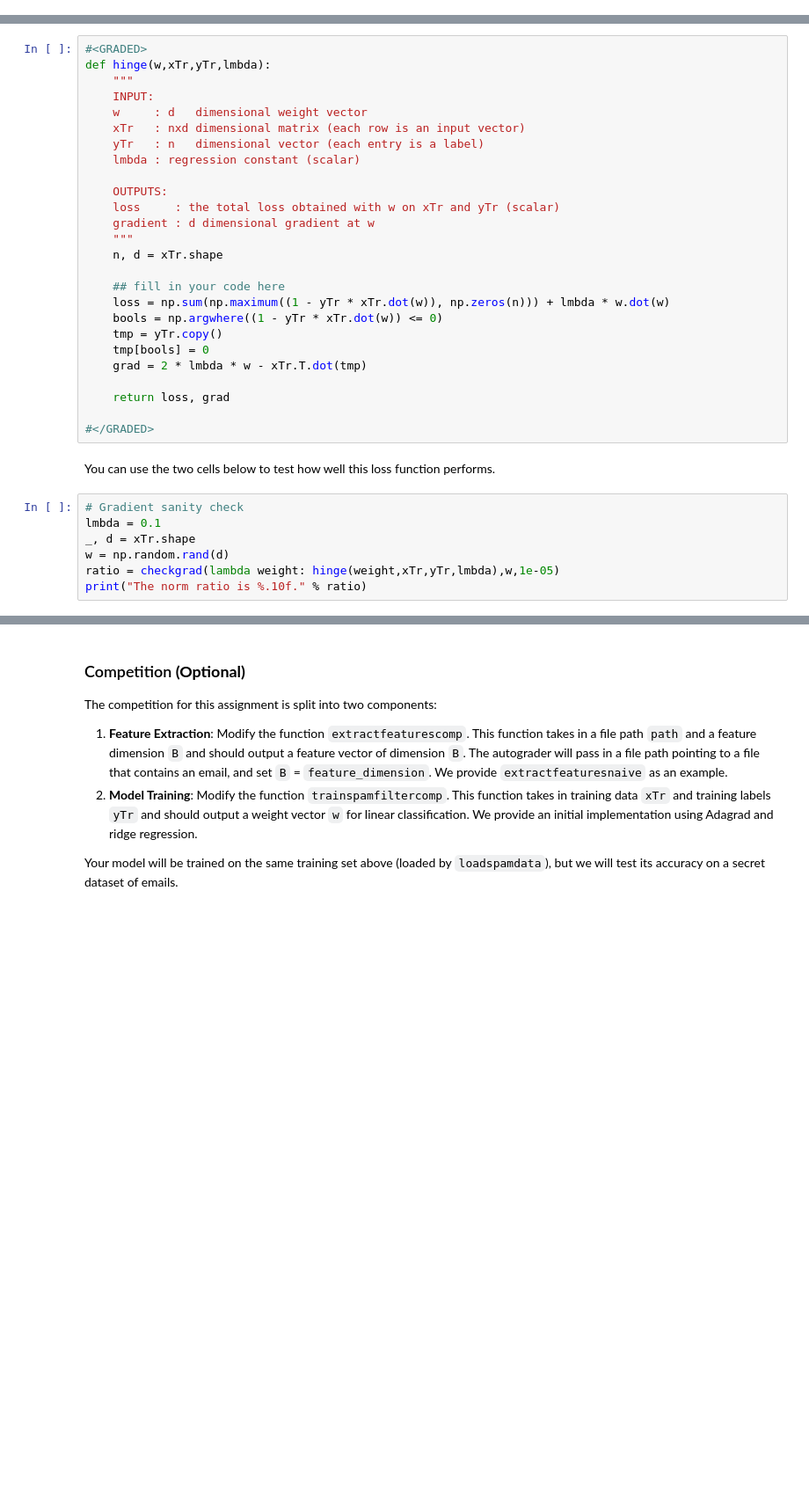
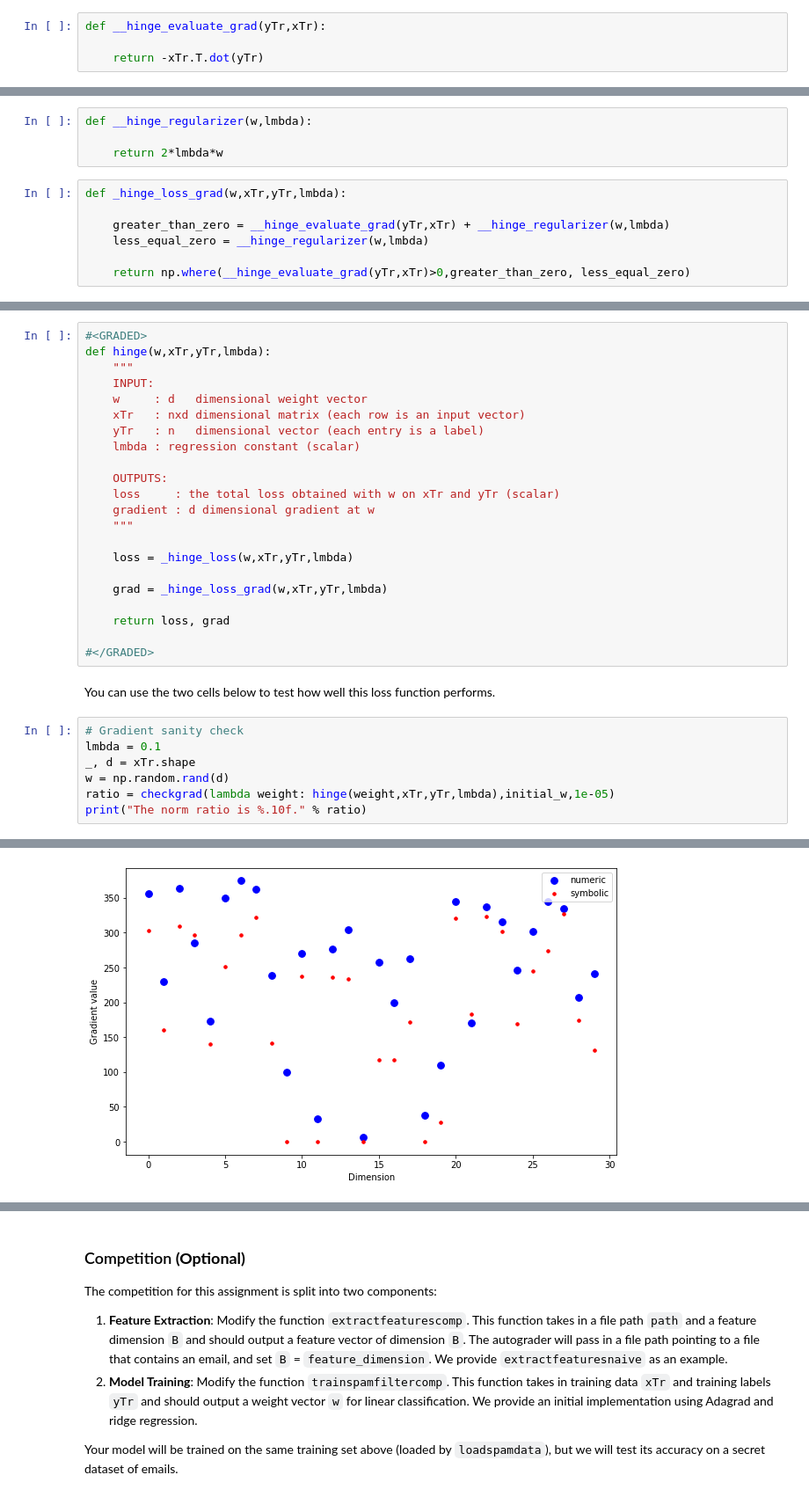
Before and after one commit to vitorpbarbosa7/cornell_CS4780, a Jupyter notebook: 09_project_4_erm_loss_functions/python_HW4_ERM.ipynb, the cells around one changed output, grey strips where cells are left out. Shown: that part at 88% size. Drawn from its saved outputs; the diff is of its cells as text; blank space fills up the shorter version.

```diff
--- a/09_project_4_erm_loss_functions/python_HW4_ERM.ipynb
+++ b/09_project_4_erm_loss_functions/python_HW4_ERM.ipynb
@@ -471,0 +468,4 @@ print("Training accuracy %2.2f%%\nValidation accuracy %2.2f%%\n" % (trainingacc*
+# %%
+def __hinge_evaluate_grad(yTr,xTr):
+
+    return -xTr.T.dot(yTr)
@@ -471,0 +483,11 @@ print("Training accuracy %2.2f%%\nValidation accuracy %2.2f%%\n" % (trainingacc*
+# %%
+def __hinge_regularizer(w,lmbda):
+
+    return 2*lmbda*w
+# %%
+def _hinge_loss_grad(w,xTr,yTr,lmbda):
+
+    greater_than_zero = __hinge_evaluate_grad(yTr,xTr) + __hinge_regularizer(w,lmbda)
+    less_equal_zero = __hinge_regularizer(w,lmbda)
+
+    return np.where(__hinge_evaluate_grad(yTr,xTr)>0,greater_than_zero, less_equal_zero)
@@ -483,14 +509,10 @@ def hinge(w,xTr,yTr,lmbda):
     loss     : the total loss obtained with w on xTr and yTr (scalar)
     gradient : d dimensional gradient at w
     """
-    n, d = xTr.shape
 
-    ## fill in your code here
-    loss = np.sum(np.maximum((1 - yTr * xTr.dot(w)), np.zeros(n))) + lmbda * w.dot(w)
-    bools = np.argwhere((1 - yTr * xTr.dot(w)) <= 0)
-    tmp = yTr.copy()
-    tmp[bools] = 0
-    grad = 2 * lmbda * w - xTr.T.dot(tmp)
+    loss = _hinge_loss(w,xTr,yTr,lmbda)
+
+    grad = _hinge_loss_grad(w,xTr,yTr,lmbda)
 
     return loss, grad
 
@@ -502,5 +524,6 @@ def hinge(w,xTr,yTr,lmbda):
 lmbda = 0.1
 _, d = xTr.shape
 w = np.random.rand(d)
-ratio = checkgrad(lambda weight: hinge(weight,xTr,yTr,lmbda),w,1e-05)
+ratio = checkgrad(lambda weight: hinge(weight,xTr,yTr,lmbda),initial_w,1e-05)
 print("The norm ratio is %.10f." % ratio)
+# %% [output]
@@ -507 +531,2 @@ print("The norm ratio is %.10f." % ratio)
+[figure, added]
 # %%
```
Also changed, not shown: parts of 35 cells of this notebook, 1 other file.
